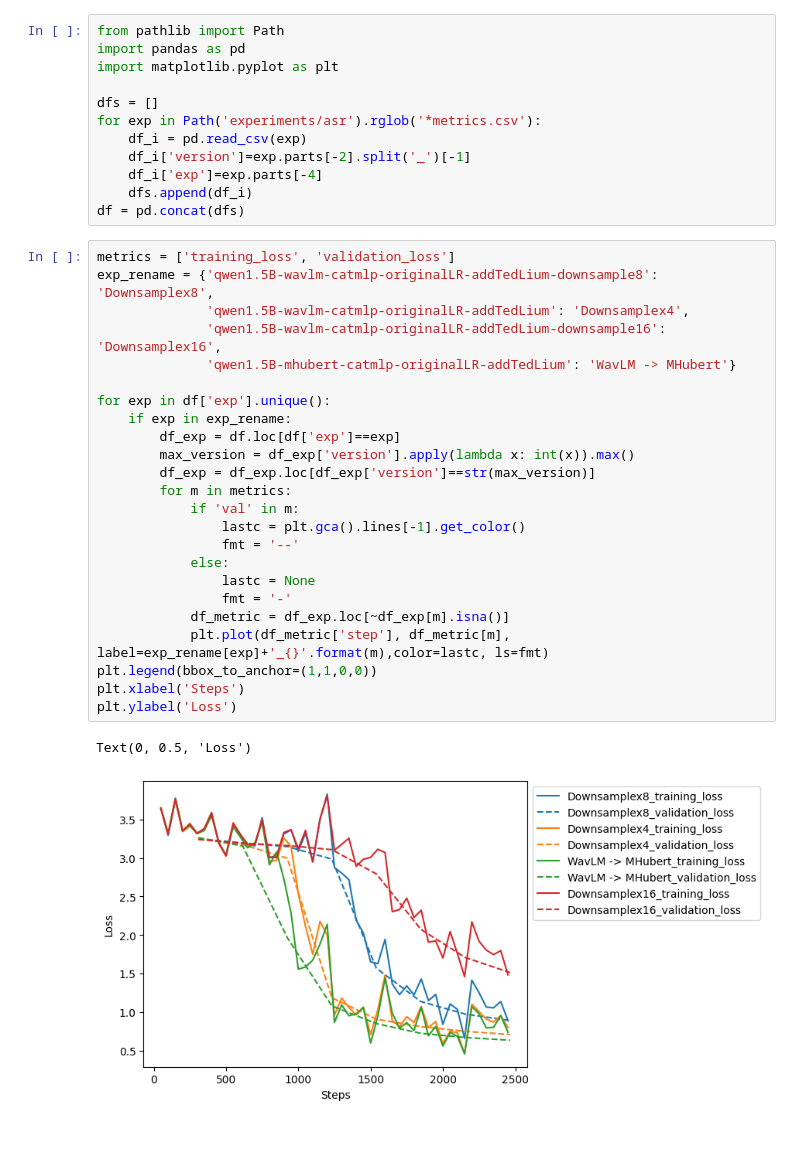
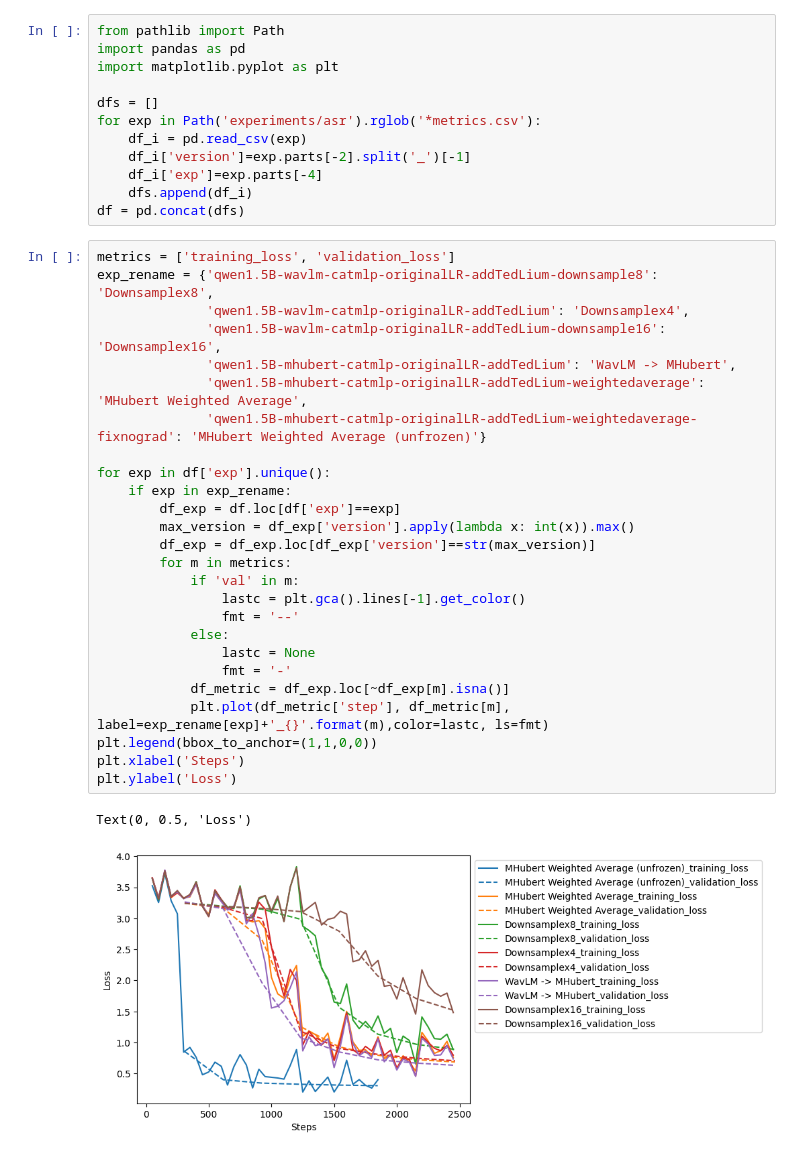
Before and after one commit to mrpep/LLM-ASR, a Jupyter notebook: metrics.ipynb, the cells around one changed output. Drawn from its saved outputs; the diff is of its cells as text.

```diff
--- a/metrics.ipynb
+++ b/metrics.ipynb
@@ -13,30 +13,32 @@ df = pd.concat(dfs)
 # %%
 metrics = ['training_loss', 'validation_loss']
 exp_rename = {'qwen1.5B-wavlm-catmlp-originalLR-addTedLium-downsample8': 'Downsamplex8',
               'qwen1.5B-wavlm-catmlp-originalLR-addTedLium': 'Downsamplex4',
               'qwen1.5B-wavlm-catmlp-originalLR-addTedLium-downsample16': 'Downsamplex16',
-              'qwen1.5B-mhubert-catmlp-originalLR-addTedLium': 'WavLM -> MHubert'}
+              'qwen1.5B-mhubert-catmlp-originalLR-addTedLium': 'WavLM -> MHubert',
+              'qwen1.5B-mhubert-catmlp-originalLR-addTedLium-weightedaverage': 'MHubert Weighted Average',
+              'qwen1.5B-mhubert-catmlp-originalLR-addTedLium-weightedaverage-fixnograd': 'MHubert Weighted Average (unfrozen)'}
 
 for exp in df['exp'].unique():
     if exp in exp_rename:
         df_exp = df.loc[df['exp']==exp]
         max_version = df_exp['version'].apply(lambda x: int(x)).max()
         df_exp = df_exp.loc[df_exp['version']==str(max_version)]
         for m in metrics:
             if 'val' in m:
                 lastc = plt.gca().lines[-1].get_color()
                 fmt = '--'
             else:
                 lastc = None
                 fmt = '-'
             df_metric = df_exp.loc[~df_exp[m].isna()]
             plt.plot(df_metric['step'], df_metric[m], label=exp_rename[exp]+'_{}'.format(m),color=lastc, ls=fmt)
 plt.legend(bbox_to_anchor=(1,1,0,0))
 plt.xlabel('Steps')
 plt.ylabel('Loss')
 # %% [output]
 Text(0, 0.5, 'Loss')
-[figure, old version]
+[figure, new version]
 # %%
 df['exp'].unique()
 # %% [output]
```
Also changed, not shown: parts of 1 cell of this notebook, 5 other files.
